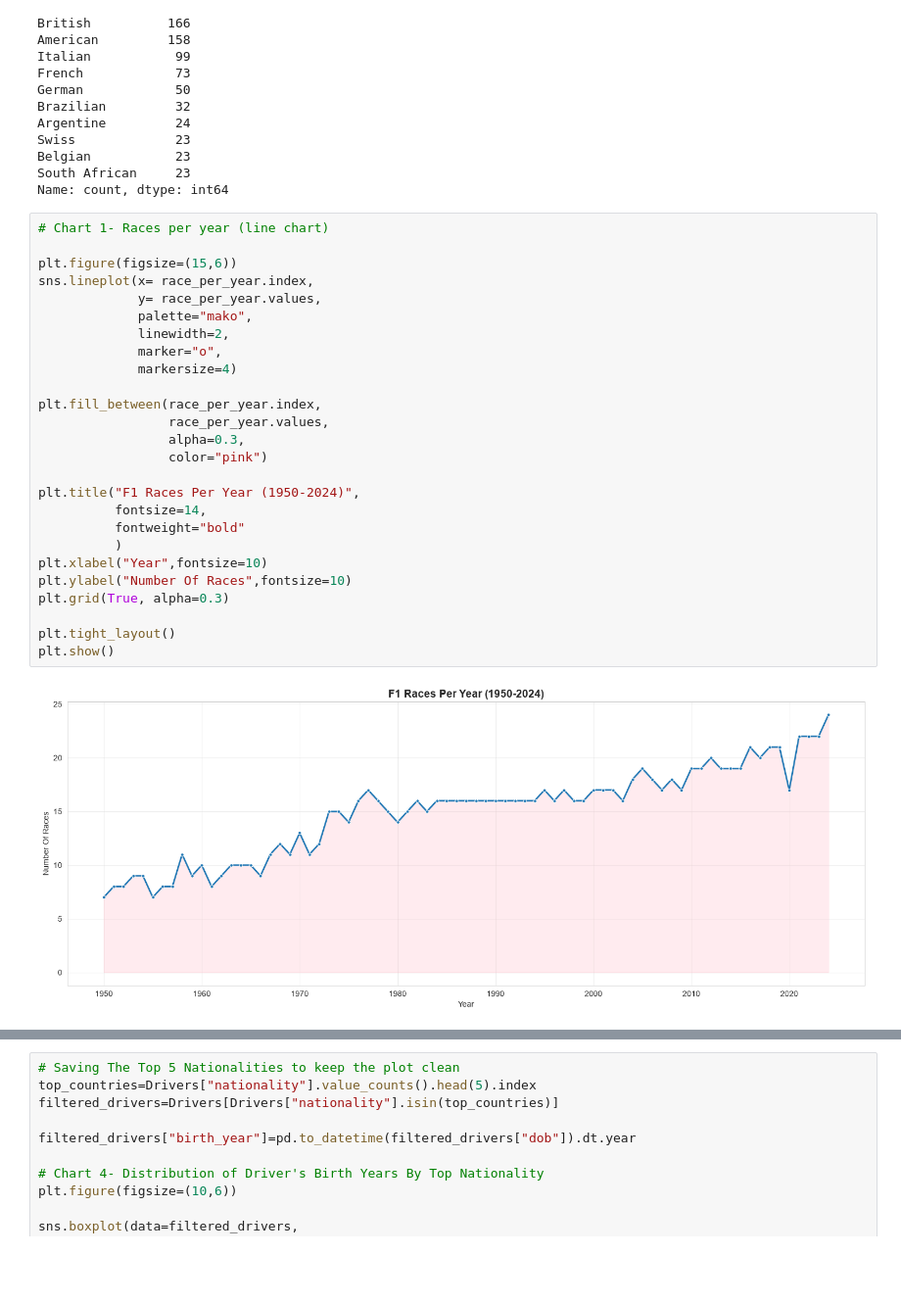
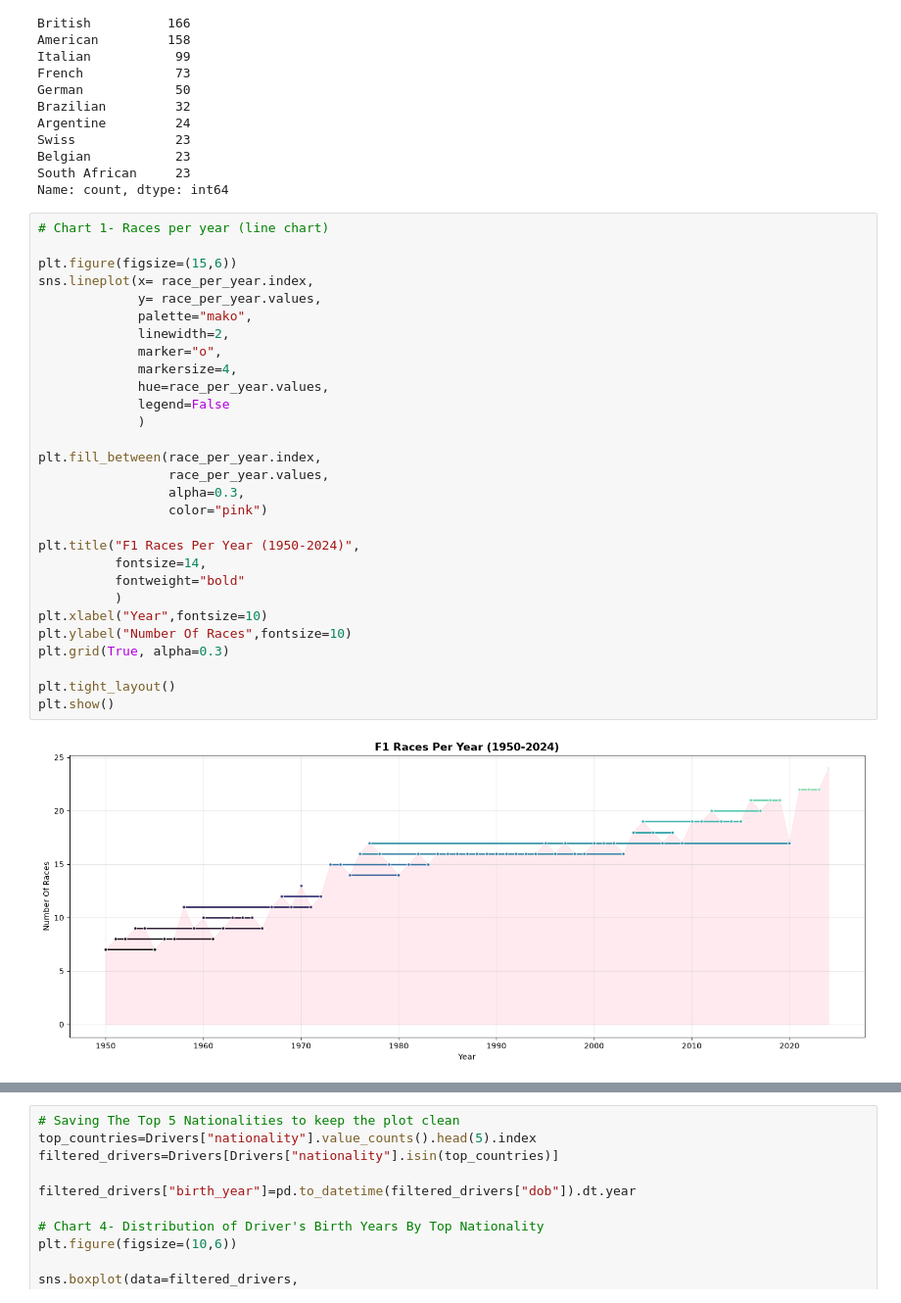
Before and after one commit to tusharraggarwal/F1-EDA-Analysis, a Jupyter notebook: F1_analysis.ipynb, the cells around one changed output, grey strips where cells are left out. Shown at 98% size. Cells and saved outputs as stored; diff of their text form; blank space fills up the shorter version.

Commit message:
Fixed chart warnings

```diff
--- a/F1_analysis.ipynb
+++ b/F1_analysis.ipynb
@@ -314,31 +314,34 @@ Name: count, dtype: int64
 # %%
 # Chart 1- Races per year (line chart)
 
 plt.figure(figsize=(15,6))
 sns.lineplot(x= race_per_year.index,
              y= race_per_year.values,
              palette="mako",
              linewidth=2,
              marker="o",
-             markersize=4)
+             markersize=4,
+             hue=race_per_year.values,
+             legend=False
+             )
 
 plt.fill_between(race_per_year.index,
                  race_per_year.values,
                  alpha=0.3,
                  color="pink")
 
 plt.title("F1 Races Per Year (1950-2024)",
           fontsize=14,
           fontweight="bold"
           )
 plt.xlabel("Year",fontsize=10)
 plt.ylabel("Number Of Races",fontsize=10)
 plt.grid(True, alpha=0.3)
 
 plt.tight_layout()
 plt.show()
 # %% [output]
-[figure, old version]
+[figure, new version]
 # %%
 # Saving top 10 calculation in a variable
 top_10_drivers=driver_wins["fullname"].value_counts().head(10)
```
Also changed, not shown: parts of 4 cells of this notebook.
